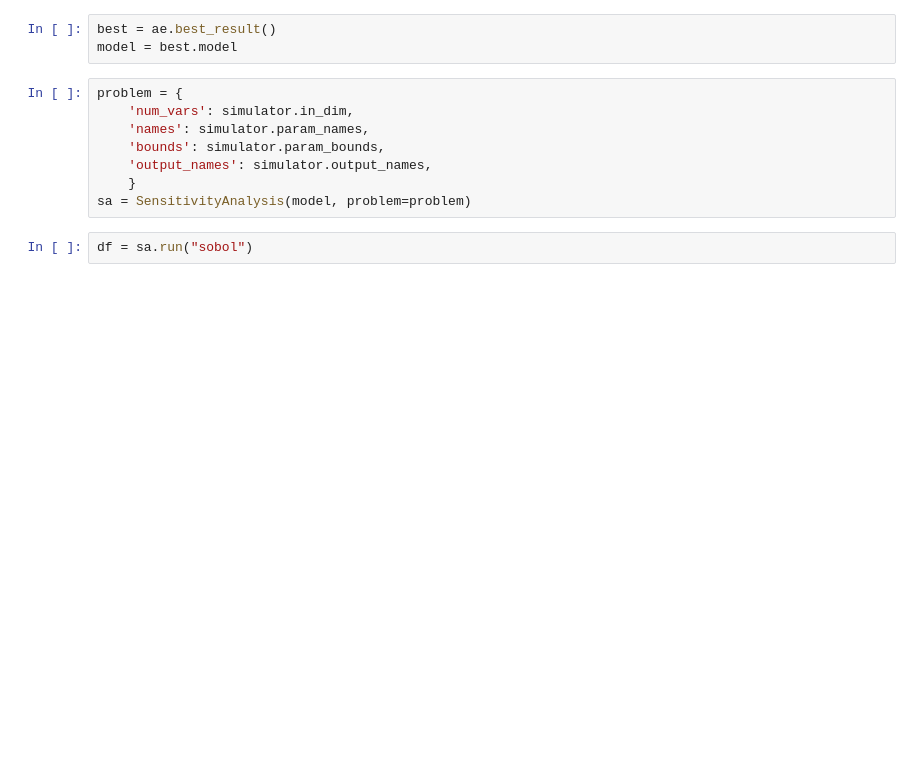
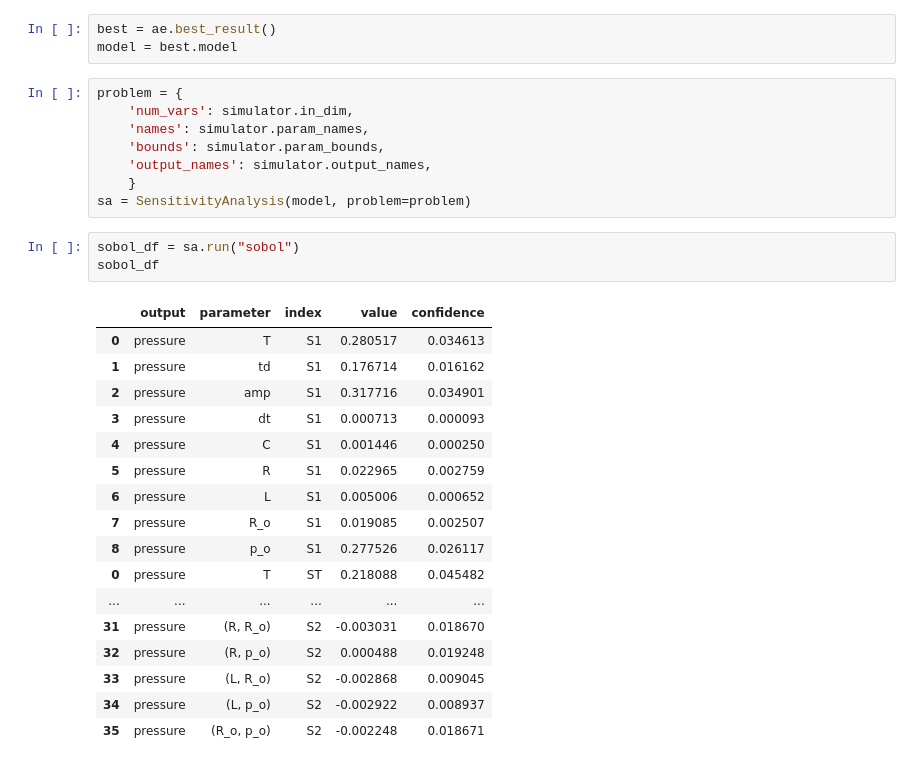
Before and after one commit to alan-turing-institute/autoemulate, a Jupyter notebook: docs/experimental/tutorials/tasks/01_emulation_sensitivity.ipynb, the cells around one changed output. Cells and saved outputs as stored; diff of their text form; blank space fills up the shorter version.

```diff
--- a/docs/experimental/tutorials/tasks/01_emulation_sensitivity.ipynb
+++ b/docs/experimental/tutorials/tasks/01_emulation_sensitivity.ipynb
@@ -51,4 +51,23 @@ problem = {
     }
 sa = SensitivityAnalysis(model, problem=problem)
 # %%
-df = sa.run("sobol")
+sobol_df = sa.run("sobol")
+sobol_df
+# %% [output]
+|  | output | parameter | index | value | confidence |
+| 0 | pressure | T | S1 | 0.280517 | 0.034613 |
+| 1 | pressure | td | S1 | 0.176714 | 0.016162 |
+| 2 | pressure | amp | S1 | 0.317716 | 0.034901 |
+| 3 | pressure | dt | S1 | 0.000713 | 0.000093 |
+| 4 | pressure | C | S1 | 0.001446 | 0.000250 |
+| 5 | pressure | R | S1 | 0.022965 | 0.002759 |
+| 6 | pressure | L | S1 | 0.005006 | 0.000652 |
+| 7 | pressure | R_o | S1 | 0.019085 | 0.002507 |
+| 8 | pressure | p_o | S1 | 0.277526 | 0.026117 |
+| 0 | pressure | T | ST | 0.218088 | 0.045482 |
+| ... | ... | ... | ... | ... | ... |
+| 31 | pressure | (R, R_o) | S2 | -0.003031 | 0.018670 |
+| 32 | pressure | (R, p_o) | S2 | 0.000488 | 0.019248 |
+| 33 | pressure | (L, R_o) | S2 | -0.002868 | 0.009045 |
+| 34 | pressure | (L, p_o) | S2 | -0.002922 | 0.008937 |
+| 35 | pressure | (R_o, p_o) | S2 | -0.002248 | 0.018671 |
```
Also changed, not shown: parts of 1 cell of this notebook.
